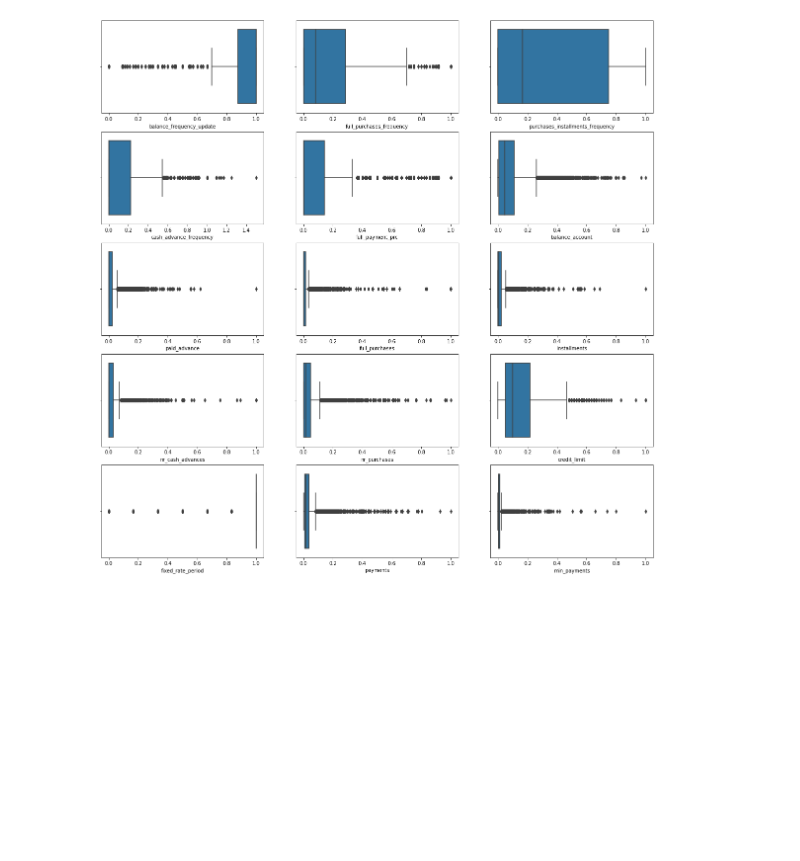
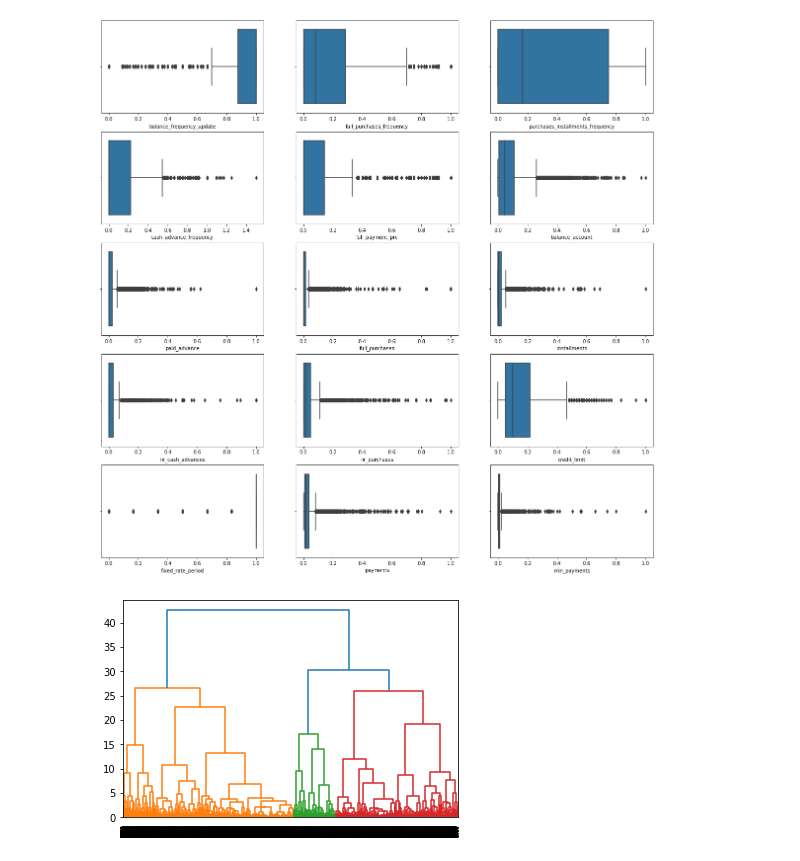
Before and after one commit to ansamz/Customer-Segmentation, a Jupyter notebook: notebooks/OH_CreditCard.ipynb, the cells around one changed output. Saved outputs shown, nothing was run; the diff lists cells and outputs as text; code cells hidden in the pictures; blank space fills up the shorter version.

Commit message:
hierarchical clustering

```diff
--- a/notebooks/OH_CreditCard.ipynb
+++ b/notebooks/OH_CreditCard.ipynb
@@ -203,3 +203,15 @@ for index, name in enumerate(df.columns):
     sns.boxplot(ax=ax, data=df, x=name)
 # %% [output]
 [figure]
+# %%
+df = df.drop("credit_limit", axis=1) # this feature is dropped because it is not a client feature. it is decided by the bank
+# %%
+from sklearn.cluster import AgglomerativeClustering
+import scipy.cluster.hierarchy as sch
+
+dendrogram = sch.dendrogram(
+    sch.linkage(df, method="ward")
+)  # to get the number of clusters.
+# find the longest horizontal distance without any branching. That is the optimal number of clusters
+# %% [output]
+[figure, added]
```
Also changed, not shown: parts of 3 cells of this notebook.
